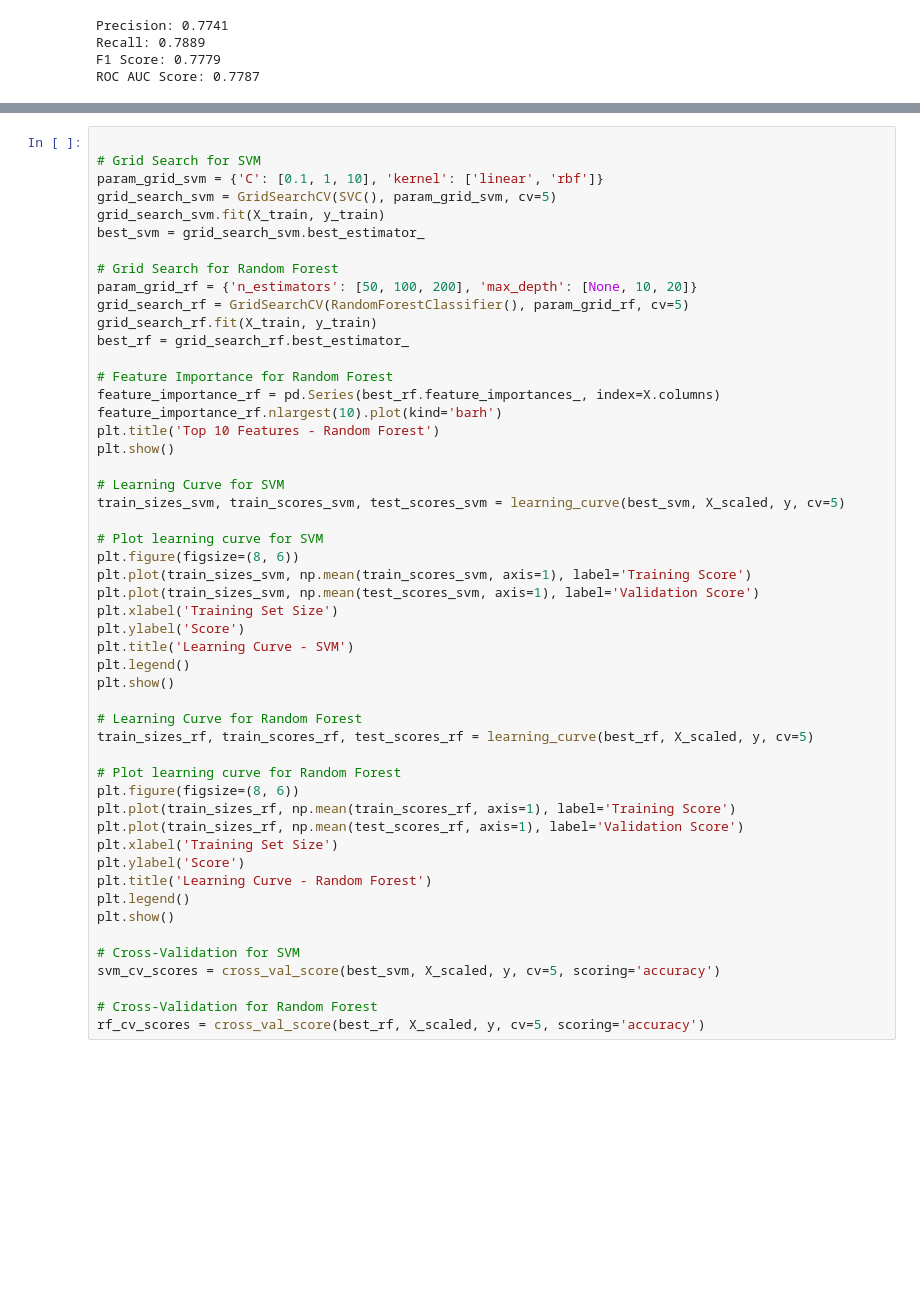
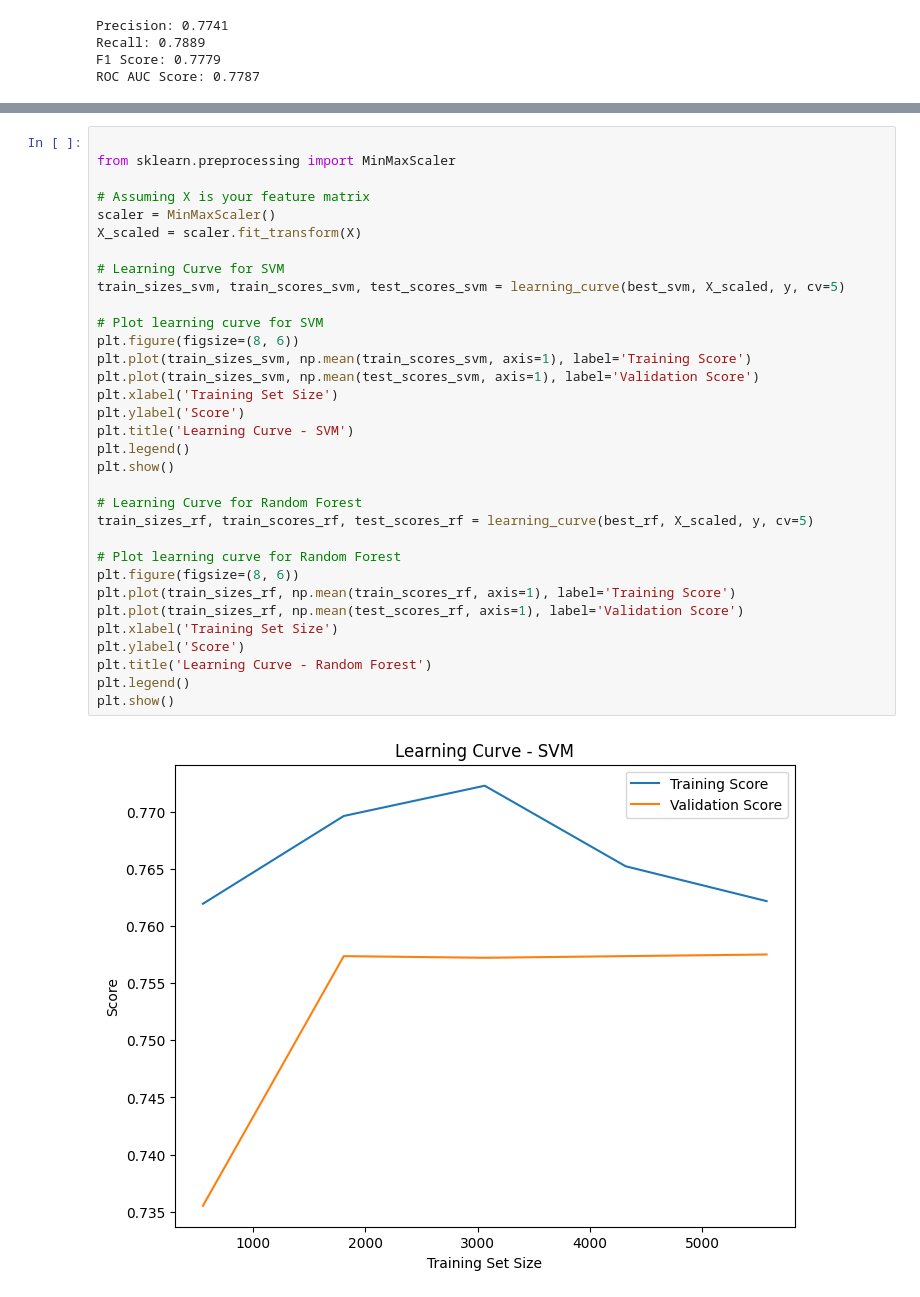
Before and after one commit to Guhan2348519/ADVANCED-ML-tasks, a Jupyter notebook: CO2_Agriculture_AML_Project_(2).ipynb, the cells around one changed output, grey strips where cells are left out. Saved outputs shown, nothing was run; the diff lists cells and outputs as text; blank space fills up the shorter version.

```diff
--- a/CO2_Agriculture_AML_Project_(2).ipynb
+++ b/CO2_Agriculture_AML_Project_(2).ipynb
@@ -287,51 +339,35 @@ plt.show()
 # %%
 
-# Grid Search for SVM
-param_grid_svm = {'C': [0.1, 1, 10], 'kernel': ['linear', 'rbf']}
-grid_search_svm = GridSearchCV(SVC(), param_grid_svm, cv=5)
-grid_search_svm.fit(X_train, y_train)
-best_svm = grid_search_svm.best_estimator_
+from sklearn.preprocessing import MinMaxScaler
 
-# Grid Search for Random Forest
-param_grid_rf = {'n_estimators': [50, 100, 200], 'max_depth': [None, 10, 20]}
-grid_search_rf = GridSearchCV(RandomForestClassifier(), param_grid_rf, cv=5)
-grid_search_rf.fit(X_train, y_train)
-best_rf = grid_search_rf.best_estimator_
-
-# Feature Importance for Random Forest
-feature_importance_rf = pd.Series(best_rf.feature_importances_, index=X.columns)
-feature_importance_rf.nlargest(10).plot(kind='barh')
-plt.title('Top 10 Features - Random Forest')
-plt.show()
+# Assuming X is your feature matrix
+scaler = MinMaxScaler()
+X_scaled = scaler.fit_transform(X)
 
 # Learning Curve for SVM
 train_sizes_svm, train_scores_svm, test_scores_svm = learning_curve(best_svm, X_scaled, y, cv=5)
 
 # Plot learning curve for SVM
 plt.figure(figsize=(8, 6))
 plt.plot(train_sizes_svm, np.mean(train_scores_svm, axis=1), label='Training Score')
 plt.plot(train_sizes_svm, np.mean(test_scores_svm, axis=1), label='Validation Score')
 plt.xlabel('Training Set Size')
 plt.ylabel('Score')
 plt.title('Learning Curve - SVM')
 plt.legend()
 plt.show()
 
 # Learning Curve for Random Forest
 train_sizes_rf, train_scores_rf, test_scores_rf = learning_curve(best_rf, X_scaled, y, cv=5)
 
 # Plot learning curve for Random Forest
 plt.figure(figsize=(8, 6))
 plt.plot(train_sizes_rf, np.mean(train_scores_rf, axis=1), label='Training Score')
 plt.plot(train_sizes_rf, np.mean(test_scores_rf, axis=1), label='Validation Score')
 plt.xlabel('Training Set Size')
 plt.ylabel('Score')
 plt.title('Learning Curve - Random Forest')
 plt.legend()
 plt.show()
-
-# Cross-Validation for SVM
-svm_cv_scores = cross_val_score(best_svm, X_scaled, y, cv=5, scoring='accuracy')
-
-# Cross-Validation for Random Forest
-rf_cv_scores = cross_val_score(best_rf, X_scaled, y, cv=5, scoring='accuracy')
+# %% [output]
+[figure, added]
```
Also changed, not shown: parts of 27 cells of this notebook.
